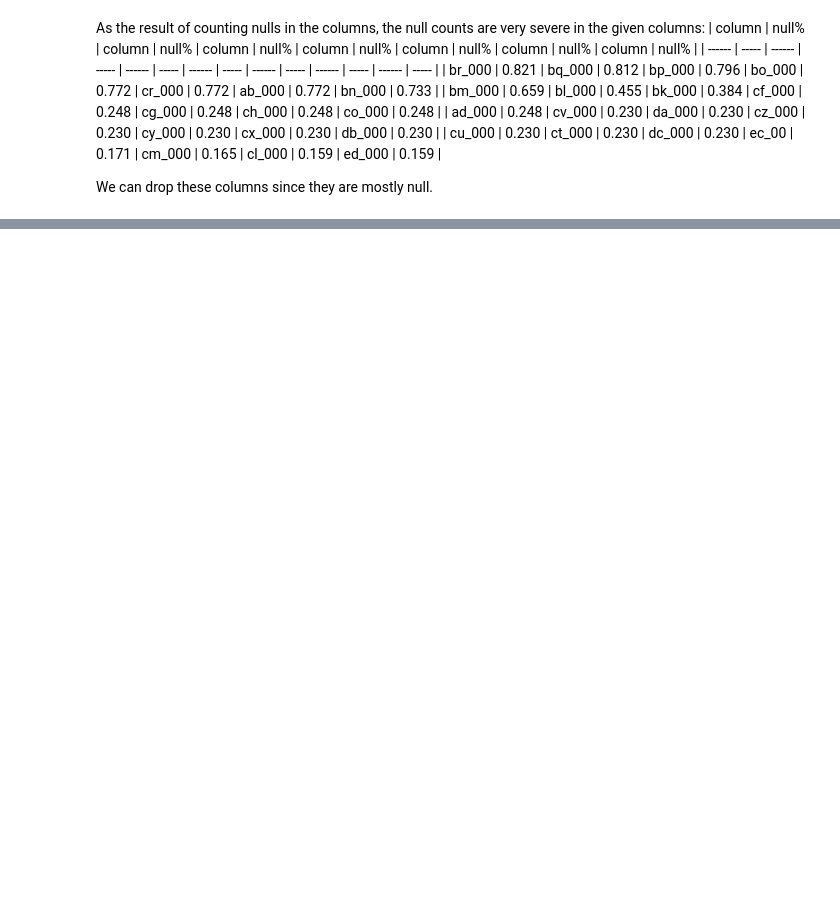
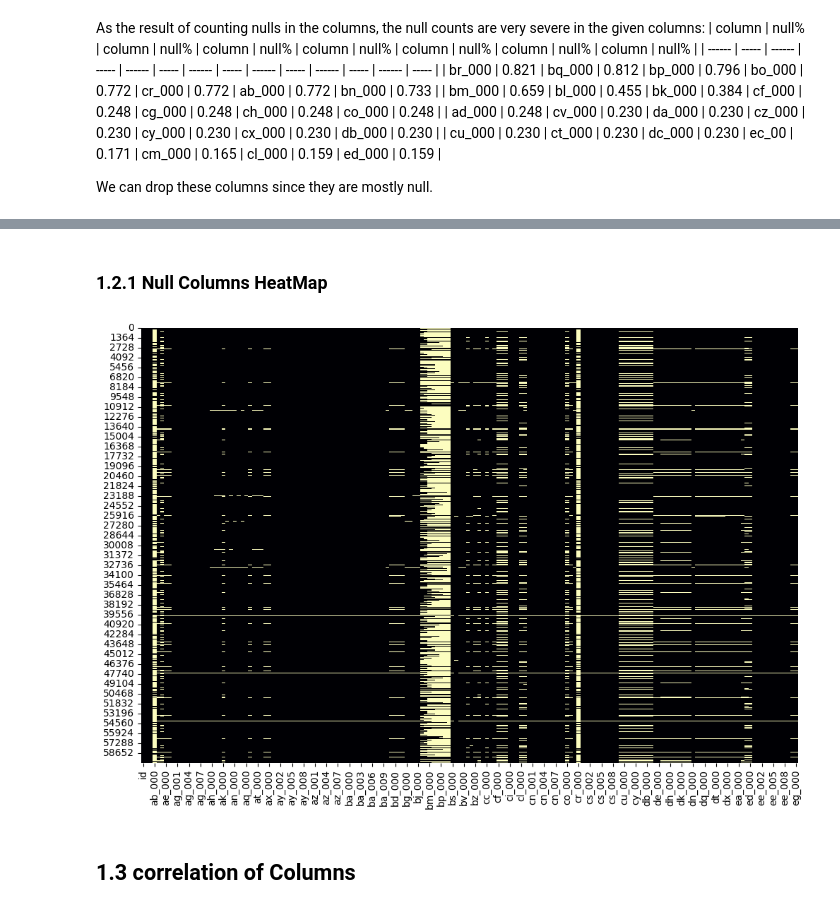
Before and after one commit to lfd-team2/lfd_team2_project, a Jupyter notebook: project.ipynb, the cells around one changed output, grey strips where cells are left out. Cells and saved outputs as stored; diff of their text form; code cells hidden in the pictures; blank space fills up the shorter version.

```diff
--- a/project.ipynb
+++ b/project.ipynb
@@ -94,0 +141,12 @@ NameError: name 'train_data' is not defined
+# %% [markdown]
+### 1.2.1 Null Columns HeatMap
+# %%
+# heatmap of the missing values in the dataset
+plt.figure(figsize=(12,8)) # You can adjust the figure size as per your requirement
+sns.heatmap(training_data_frame.isnull(), cbar=False, cmap='magma')
+plt.title('Heatmap of Missing Values in the Dataset')
+plt.show()
+# %% [output]
+[figure, added]
+# %% [markdown]
+## 1.3 correlation of Columns
```
Also changed, not shown: parts of 10 cells of this notebook.
